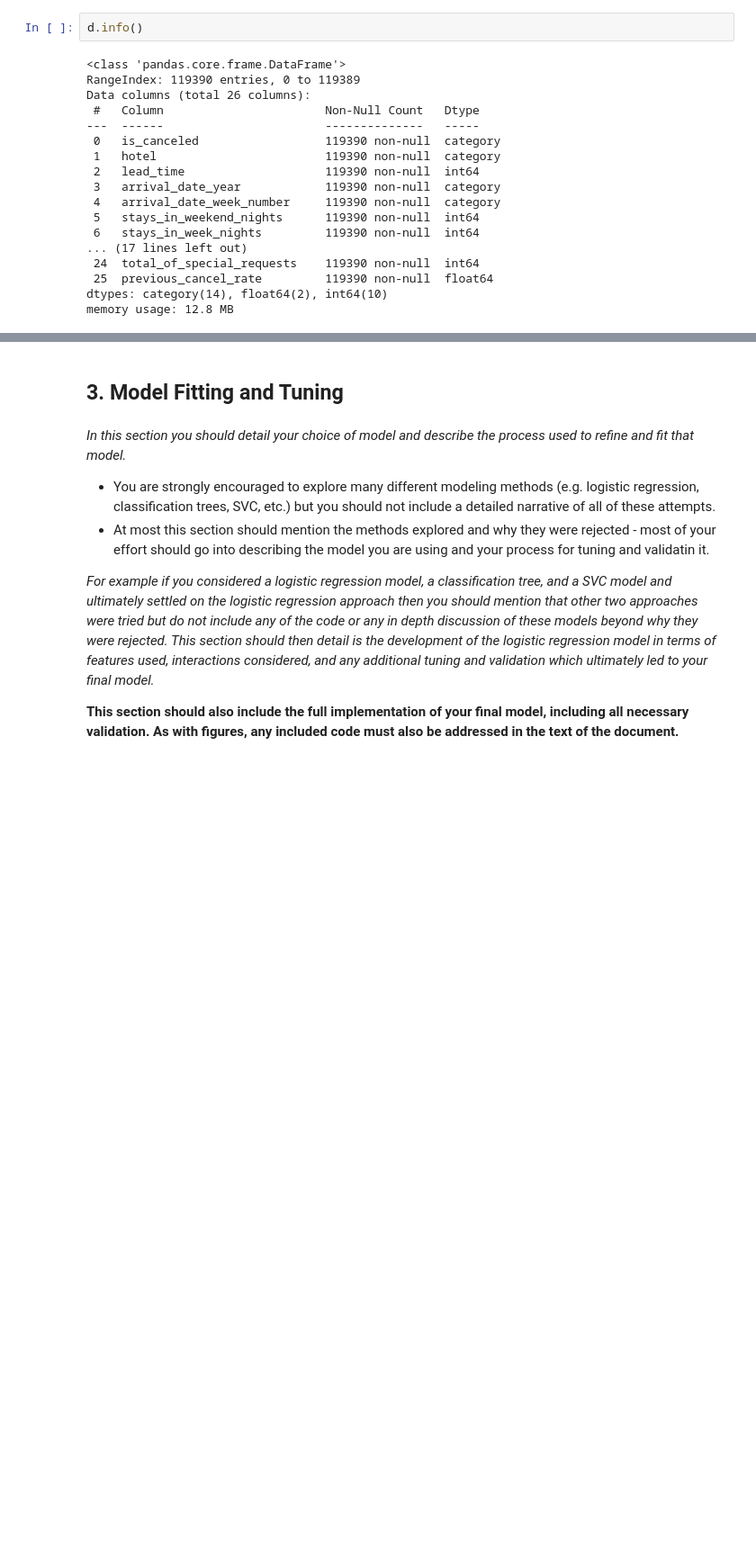
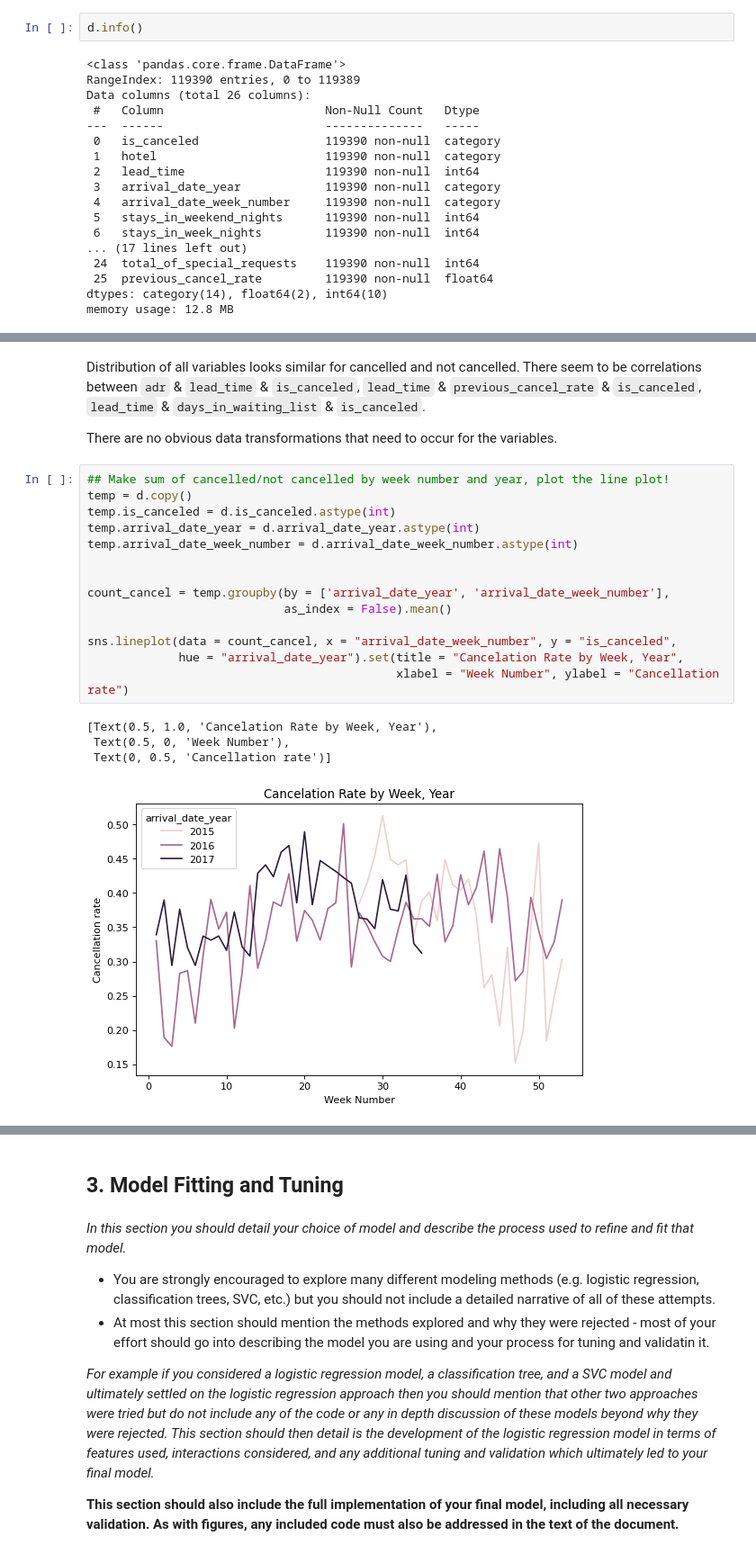
Before and after one commit to Machine-Learning-in-Python-Group-24/Machine-Learning-in-Python-Group-24, a Jupyter notebook: Project 2/project2.ipynb, the cells around one changed output, grey strips where cells are left out. Shown at 90% size. Saved outputs shown, nothing was run; the diff lists cells and outputs as text; blank space fills up the shorter version.

```diff
--- a/Project 2/project2.ipynb
+++ b/Project 2/project2.ipynb
@@ -175,0 +212,23 @@ memory usage: 12.8 MB
+# %% [markdown]
+Distribution of all variables looks similar for cancelled and not cancelled. There seem to be correlations between `adr` & `lead_time` & `is_canceled`, `lead_time` & `previous_cancel_rate` & `is_canceled`, `lead_time` & `days_in_waiting_list` & `is_canceled`.
+
+There are no obvious data transformations that need to occur for the variables.
+# %%
+## Make sum of cancelled/not cancelled by week number and year, plot the line plot!
+temp = d.copy()
+temp.is_canceled = d.is_canceled.astype(int)
+temp.arrival_date_year = d.arrival_date_year.astype(int)
+temp.arrival_date_week_number = d.arrival_date_week_number.astype(int)
+
+
+count_cancel = temp.groupby(by = ['arrival_date_year', 'arrival_date_week_number'],
+                            as_index = False).mean()
+
+sns.lineplot(data = count_cancel, x = "arrival_date_week_number", y = "is_canceled",
+             hue = "arrival_date_year").set(title = "Cancelation Rate by Week, Year",
+                                            xlabel = "Week Number", ylabel = "Cancellation rate")
+# %% [output]
+[Text(0.5, 1.0, 'Cancelation Rate by Week, Year'),
+ Text(0.5, 0, 'Week Number'),
+ Text(0, 0.5, 'Cancellation rate')]
+[figure, added]
```
Also changed, not shown: parts of 42 cells of this notebook.
